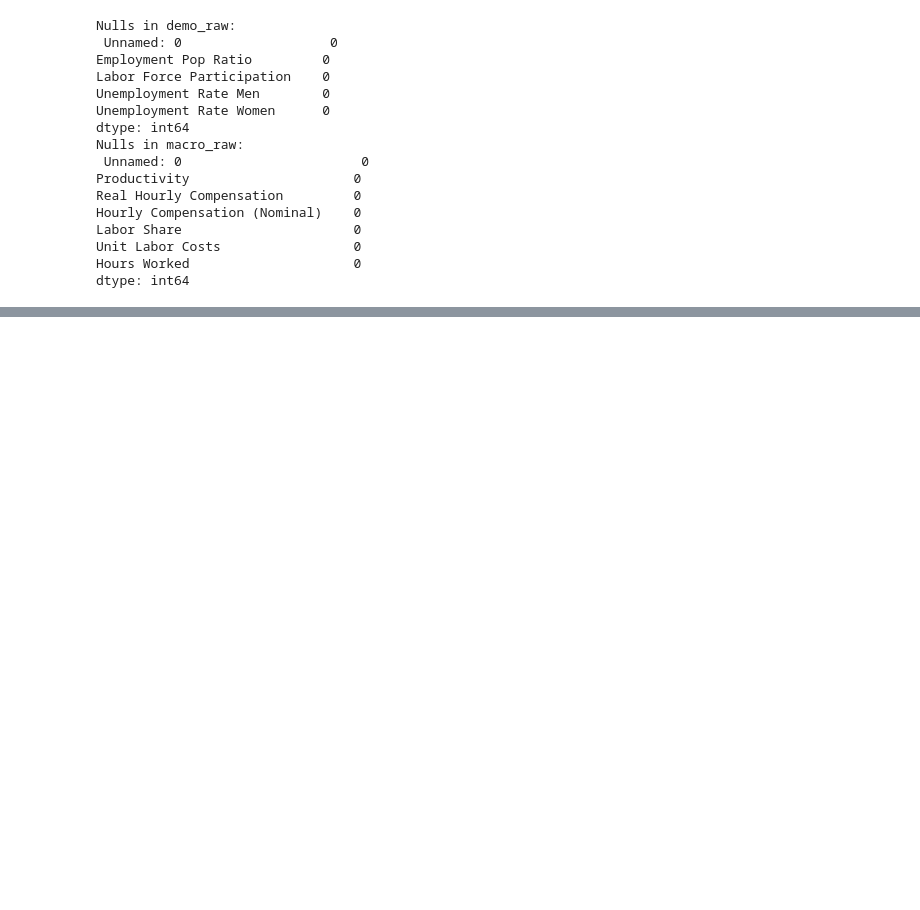
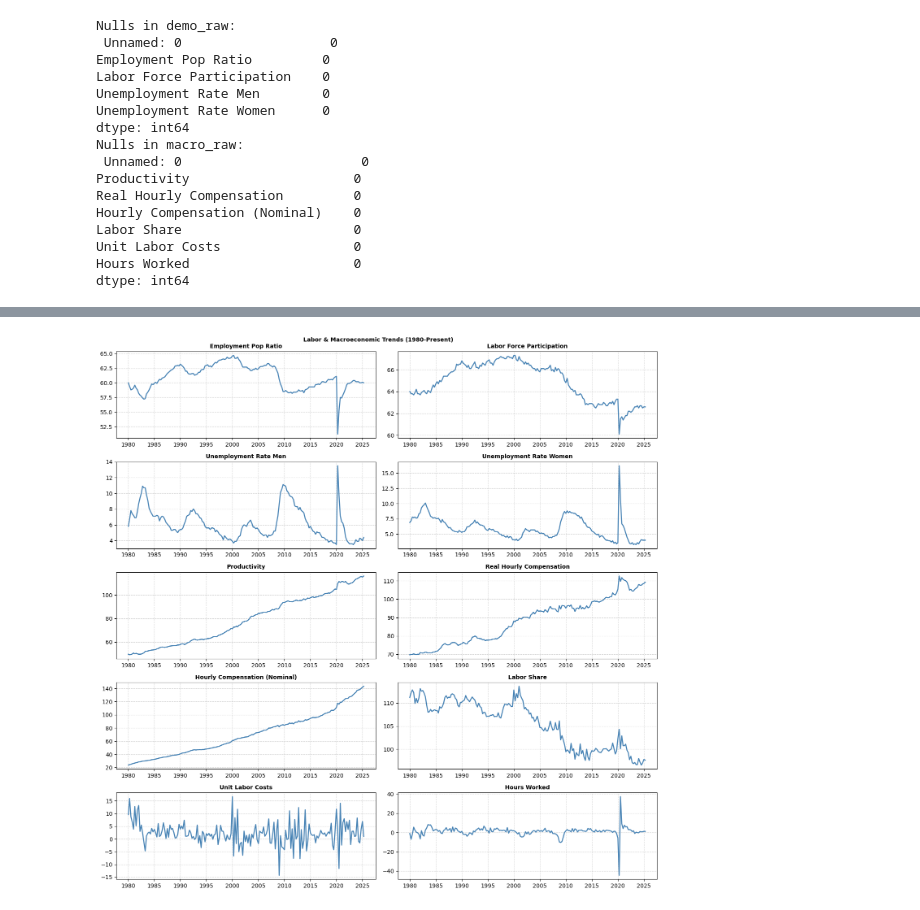
Before and after one commit to patricksullivan123411223344/40_Years_Of_Work, a Jupyter notebook: notebooks/FRED.ipynb, the cells around one changed output, grey strips where cells are left out. Cells and saved outputs as stored; diff of their text form; code cells hidden in the pictures; blank space fills up the shorter version.

Commit message:
visualized the merged fred set

```diff
--- a/notebooks/FRED.ipynb
+++ b/notebooks/FRED.ipynb
@@ -142,0 +172,35 @@ print(demo.head())
+# %%
+import pandas as pd
+import matplotlib.pyplot as plt
+
+df = pd.read_csv("../data/merged/FRED_MERGED/merged_fred.csv")
+df['Date'] = pd.to_datetime(df['Date'])
+
+cols_to_plot = [
+    'Employment Pop Ratio',
+    'Labor Force Participation',
+    'Unemployment Rate Men',
+    'Unemployment Rate Women',
+    'Productivity',
+    'Real Hourly Compensation',
+    'Hourly Compensation (Nominal)',
+    'Labor Share',
+    'Unit Labor Costs',
+    'Hours Worked'
+]
+
+fig, axes = plt.subplots(nrows=5, ncols=2, figsize=(14, 14))
+axes = axes.flatten()
+
+for i, col in enumerate(cols_to_plot):
+    axes[i].plot(df['Date'], df[col], color='steelblue', linewidth=1.8)
+    axes[i].set_title(col, fontsize=10, weight='bold')
+    axes[i].grid(True, linestyle='--', alpha=0.5)
+    axes[i].set_xlabel("")
+    axes[i].set_ylabel("")
+
+plt.suptitle("Labor & Macroeconomic Trends (1980-Present)", fontsize=10, weight='bold')
+plt.tight_layout()
+plt.show()
+# %% [output]
+[figure, added]
```
Also changed, not shown: parts of 5 cells of this notebook.
